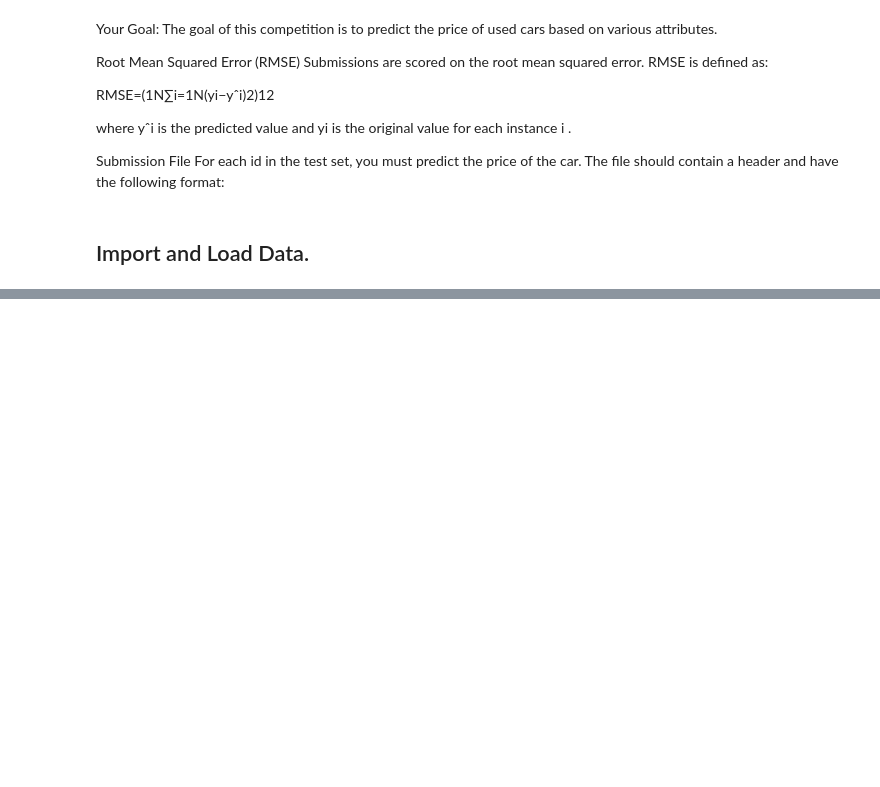
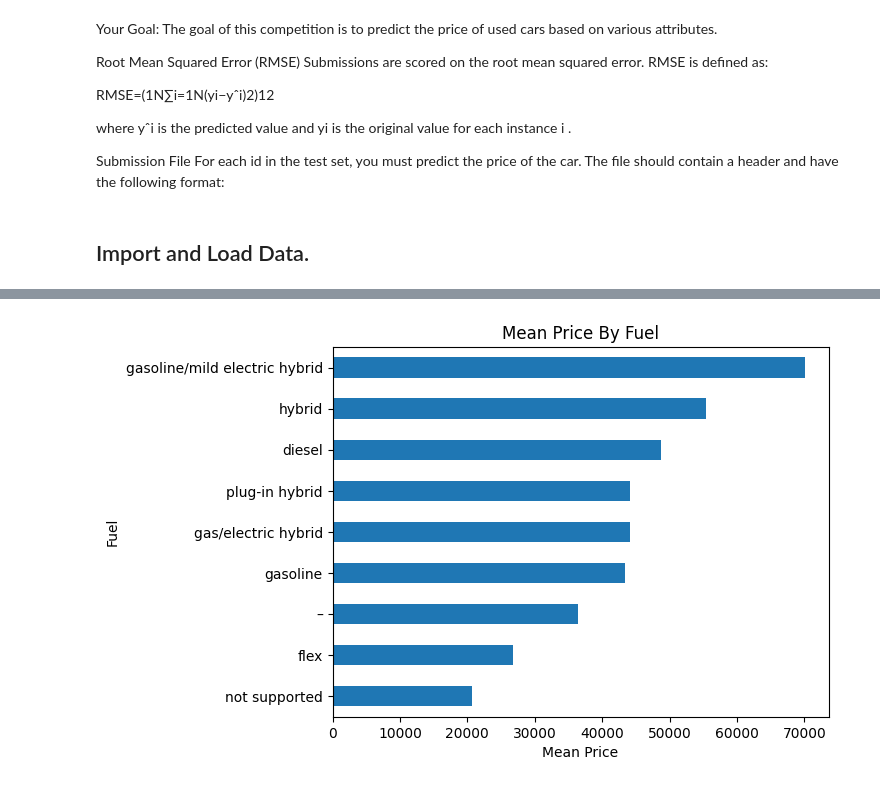
Before and after one commit to Hopesb/Used-Car, a Jupyter notebook: used-cars.ipynb, the cells around one changed output, grey strips where cells are left out. Saved outputs shown, nothing was run; the diff lists cells and outputs as text; code cells hidden in the pictures; blank space fills up the shorter version.

```diff
--- a/used-cars.ipynb
+++ b/used-cars.ipynb
@@ -114,0 +184,7 @@ dtype: int64
+# %%
+df["price"].groupby(df["fuel_type"]).mean().sort_values().tail(10).plot(kind="barh")
+plt.ylabel("Fuel")
+plt.xlabel("Mean Price")
+plt.title("Mean Price By Fuel");
+# %% [output]
+[figure, added]
```
Also changed, not shown: parts of 27 cells of this notebook.
